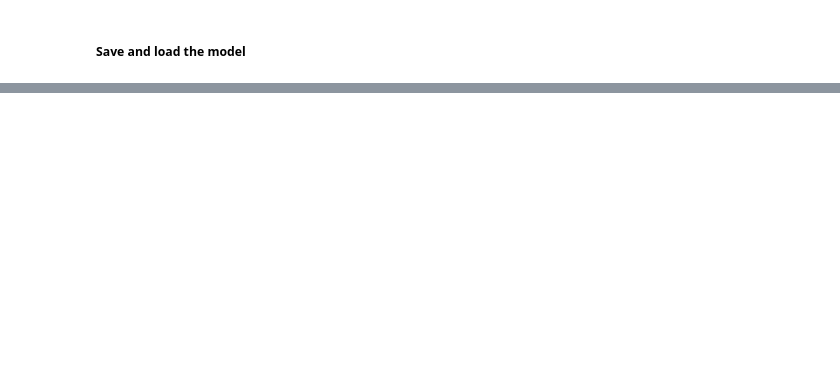
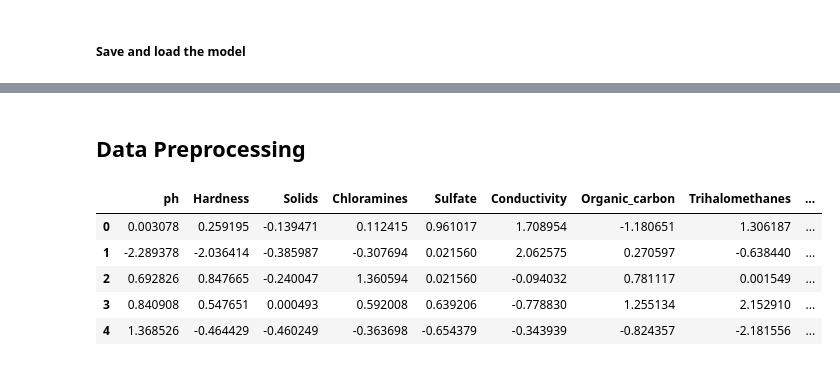
Before and after one commit to opon13/Drinking-water-potability-analysis-in-Python, a Jupyter notebook: Model-building phase.ipynb, the cells around one changed output, grey strips where cells are left out. Saved outputs shown, nothing was run; the diff lists cells and outputs as text; code cells hidden in the pictures; blank space fills up the shorter version.

```diff
--- a/Model-building phase.ipynb
+++ b/Model-building phase.ipynb
@@ -785,0 +699,14 @@ f1_score = 37.04%.
+# %% [markdown]
+## Data Preprocessing
+# %%
+df_w100 = pd.DataFrame(water100, columns = water.columns)
+y_w100=df_w100['Potability']
+df_w100=df_w100.drop(columns='Potability')
+df_w100.head()
+# %% [output]
+|  | ph | Hardness | Solids | Chloramines | Sulfate | Conductivity | Organic_carbon | Trihalomethanes | ... |
+| 0 | 0.003078 | 0.259195 | -0.139471 | 0.112415 | 0.961017 | 1.708954 | -1.180651 | 1.306187 | ... |
+| 1 | -2.289378 | -2.036414 | -0.385987 | -0.307694 | 0.021560 | 2.062575 | 0.270597 | -0.638440 | ... |
+| 2 | 0.692826 | 0.847665 | -0.240047 | 1.360594 | 0.021560 | -0.094032 | 0.781117 | 0.001549 | ... |
+| 3 | 0.840908 | 0.547651 | 0.000493 | 0.592008 | 0.639206 | -0.778830 | 1.255134 | 2.152910 | ... |
+| 4 | 1.368526 | -0.464429 | -0.460249 | -0.363698 | -0.654379 | -0.343939 | -0.824357 | -2.181556 | ... |
```
Also changed, not shown: parts of 134 cells of this notebook, 1 other file.
